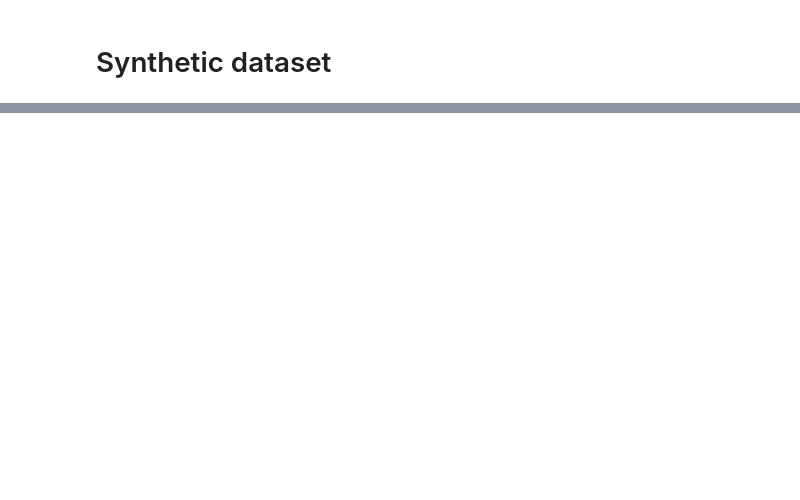
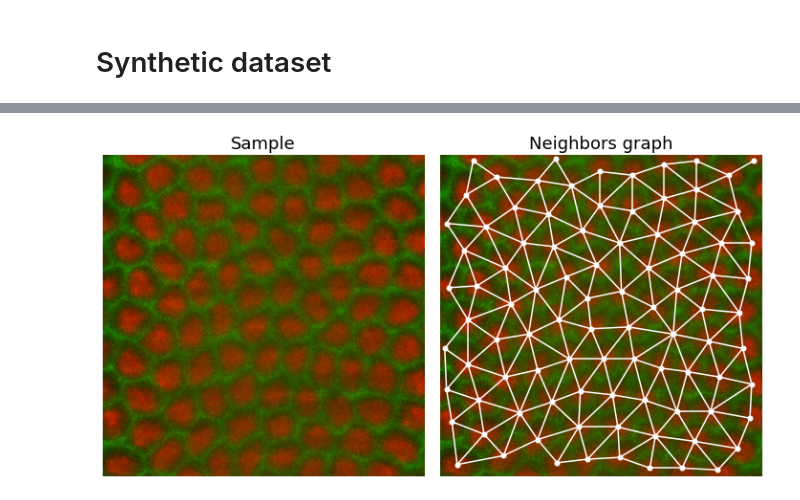
Before and after one commit to santi-rodriguez/nfinder, a Jupyter notebook: examples.ipynb, the cells around one changed output, grey strips where cells are left out. Cells and saved outputs as stored; diff of their text form; code cells hidden in the pictures; blank space fills up the shorter version.

```diff
--- a/examples.ipynb
+++ b/examples.ipynb
@@ -42,0 +28,20 @@ plt.show()
+# %%
+#Load image and labels
+from skimage.io import imread
+import matplotlib.pyplot as plt
+
+data_dir = 'C:/Users/rodri/OneDrive/Escritorio/TODO/LEC/Papers/Teselacion/Datasets/drosophila_race/'
+
+img = imread(data_dir+'merge.tif') #R: nucleus, G: membrane, B: None
+labels = imread(data_dir+'segmentation.tif')
+
+#Find centroids
+points = nfinder.get_centroids(labels)
+
+#Find neighbors graph
+edges = nfinder.neighbors_graph(points)
+# %%
+#Plot image and segmentation
+axes = nfinder.plot_overlap(img, points, edges, show_titles=True)
+# %% [output]
+[figure, added]
```
Also changed, not shown: parts of 9 cells of this notebook, 4 other files.
